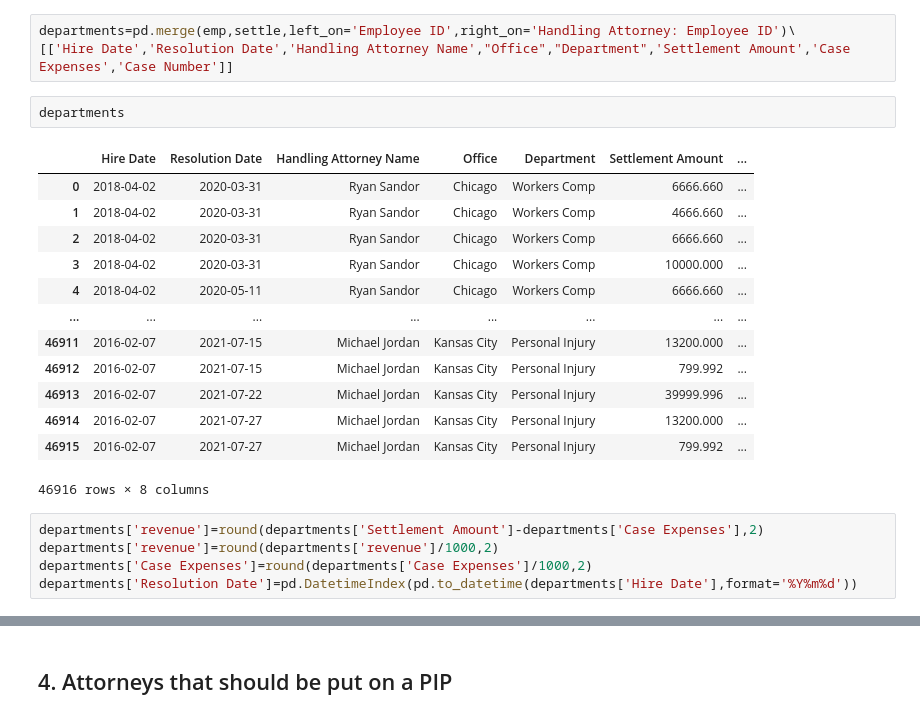
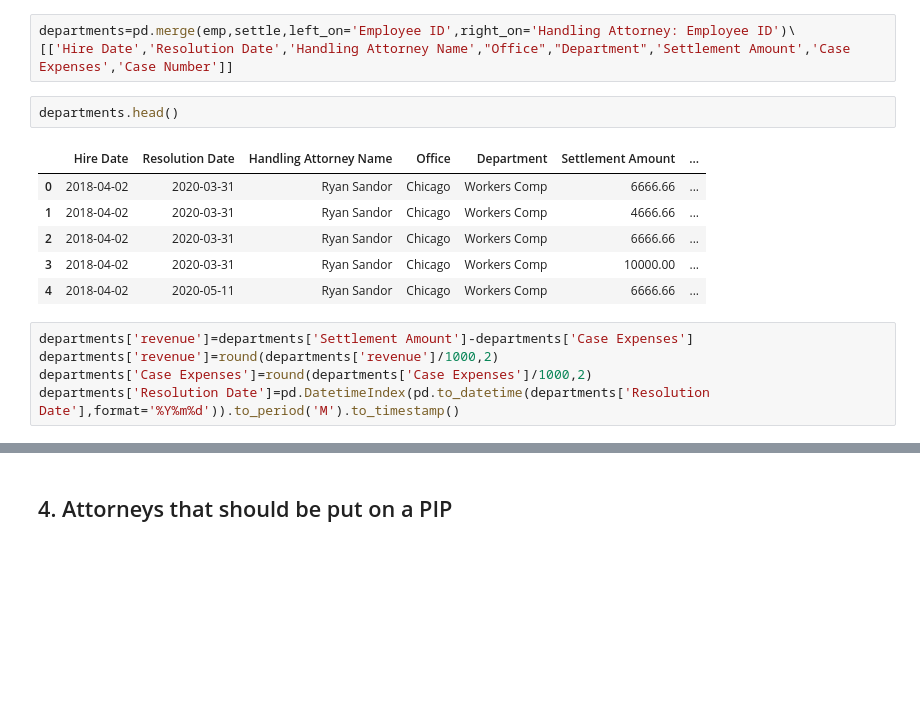
Before and after one commit to carlosiruiz/mnm-data_analyst, a Jupyter notebook: Lawfirm_Analysis.ipynb, the cells around one changed output, grey strips where cells are left out. Saved outputs shown, nothing was run; the diff lists cells and outputs as text; blank space fills up the shorter version.

```diff
--- a/Lawfirm_Analysis.ipynb
+++ b/Lawfirm_Analysis.ipynb
@@ -85,24 +95,17 @@ ax=sns.catplot(x='Office',y='value',hue='year',data=of_rev,dodge = False,kind='b
 departments=pd.merge(emp,settle,left_on='Employee ID',right_on='Handling Attorney: Employee ID')\
 [['Hire Date','Resolution Date','Handling Attorney Name',"Office","Department",'Settlement Amount','Case Expenses','Case Number']]
 # %%
-departments
+departments.head()
 # %% [output]
 |  | Hire Date | Resolution Date | Handling Attorney Name | Office | Department | Settlement Amount | ... |
-| 0 | 2018-04-02 | 2020-03-31 | Ryan Sandor | Chicago | Workers Comp | 6666.660 | ... |
-| 1 | 2018-04-02 | 2020-03-31 | Ryan Sandor | Chicago | Workers Comp | 4666.660 | ... |
-| 2 | 2018-04-02 | 2020-03-31 | Ryan Sandor | Chicago | Workers Comp | 6666.660 | ... |
-| 3 | 2018-04-02 | 2020-03-31 | Ryan Sandor | Chicago | Workers Comp | 10000.000 | ... |
-| 4 | 2018-04-02 | 2020-05-11 | Ryan Sandor | Chicago | Workers Comp | 6666.660 | ... |
-| ... | ... | ... | ... | ... | ... | ... | ... |
-| 46911 | 2016-02-07 | 2021-07-15 | Michael Jordan | Kansas City | Personal Injury | 13200.000 | ... |
-| 46912 | 2016-02-07 | 2021-07-15 | Michael Jordan | Kansas City | Personal Injury | 799.992 | ... |
-| 46913 | 2016-02-07 | 2021-07-22 | Michael Jordan | Kansas City | Personal Injury | 39999.996 | ... |
-| 46914 | 2016-02-07 | 2021-07-27 | Michael Jordan | Kansas City | Personal Injury | 13200.000 | ... |
-| 46915 | 2016-02-07 | 2021-07-27 | Michael Jordan | Kansas City | Personal Injury | 799.992 | ... |
+| 0 | 2018-04-02 | 2020-03-31 | Ryan Sandor | Chicago | Workers Comp | 6666.66 | ... |
+| 1 | 2018-04-02 | 2020-03-31 | Ryan Sandor | Chicago | Workers Comp | 4666.66 | ... |
+| 2 | 2018-04-02 | 2020-03-31 | Ryan Sandor | Chicago | Workers Comp | 6666.66 | ... |
+| 3 | 2018-04-02 | 2020-03-31 | Ryan Sandor | Chicago | Workers Comp | 10000.00 | ... |
+| 4 | 2018-04-02 | 2020-05-11 | Ryan Sandor | Chicago | Workers Comp | 6666.66 | ... |
-46916 rows × 8 columns
 # %%
-departments['revenue']=round(departments['Settlement Amount']-departments['Case Expenses'],2)
+departments['revenue']=departments['Settlement Amount']-departments['Case Expenses']
 departments['revenue']=round(departments['revenue']/1000,2)
 departments['Case Expenses']=round(departments['Case Expenses']/1000,2)
-departments['Resolution Date']=pd.DatetimeIndex(pd.to_datetime(departments['Hire Date'],format='%Y%m%d'))
+departments['Resolution Date']=pd.DatetimeIndex(pd.to_datetime(departments['Resolution Date'],format='%Y%m%d')).to_period('M').to_timestamp()
 # %%
```
Also changed, not shown: parts of 12 cells of this notebook.
